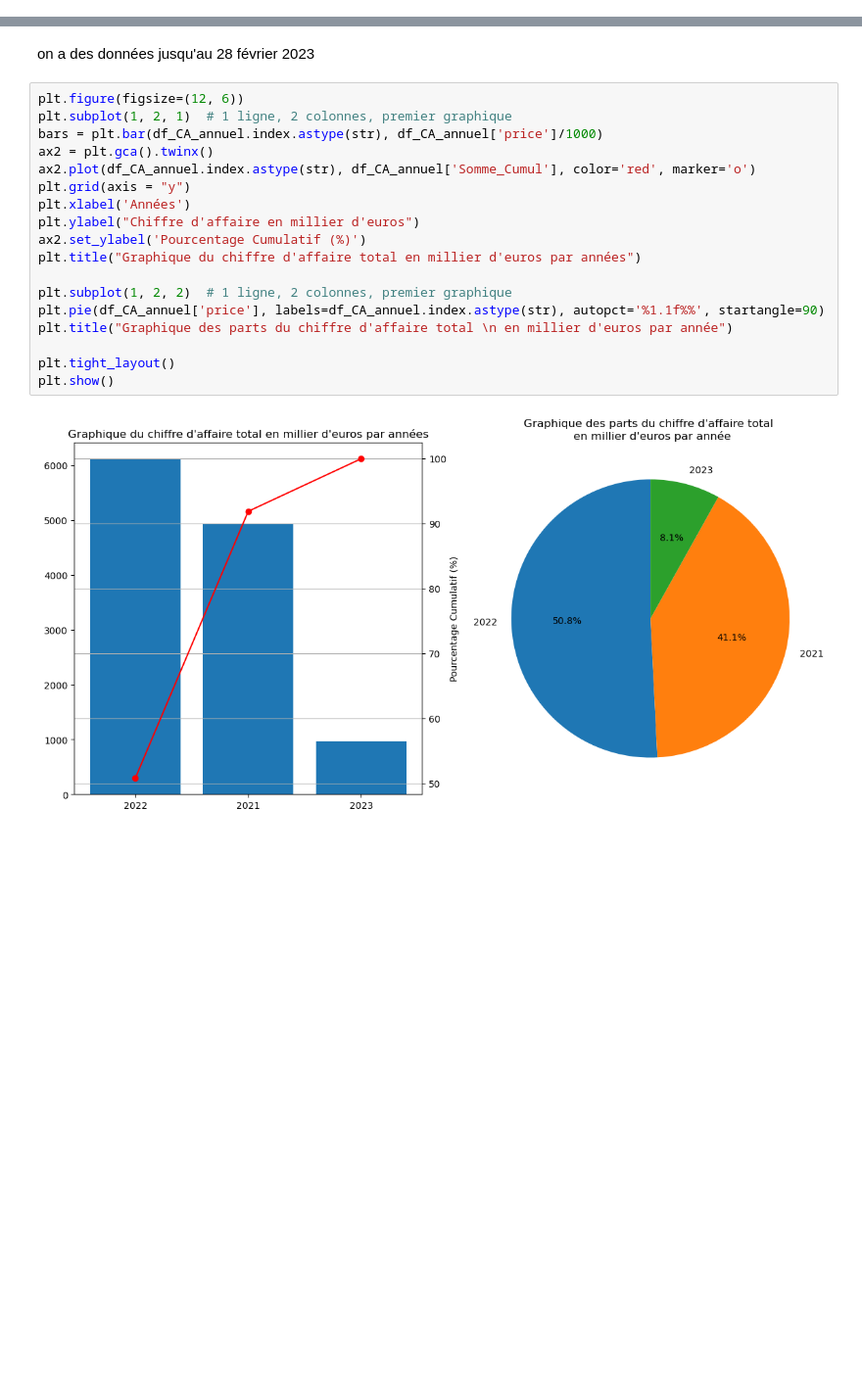
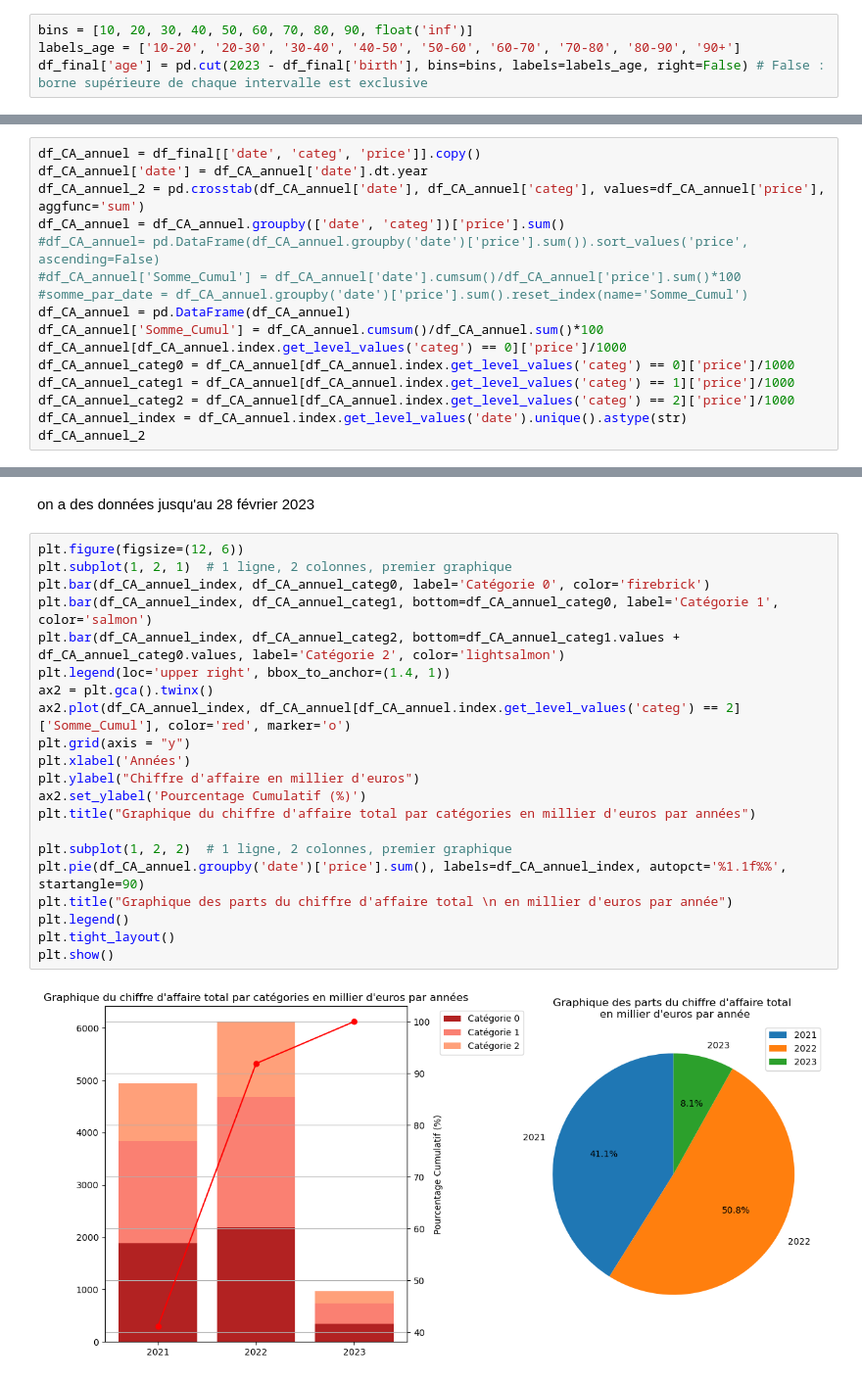
Before and after one commit to kikduck/DA-P6, a Jupyter notebook: notebook-p6.ipynb, the cells around one changed output, grey strips where cells are left out. Shown at 98% size. Drawn from its saved outputs; the diff is of its cells as text; blank space fills up the shorter version.

```diff
--- a/notebook-p6.ipynb
+++ b/notebook-p6.ipynb
@@ -68,0 +157,4 @@ df_final.tail()
+# %%
+bins = [10, 20, 30, 40, 50, 60, 70, 80, 90, float('inf')]
+labels_age = ['10-20', '20-30', '30-40', '40-50', '50-60', '60-70', '70-80', '80-90', '90+']
+df_final['age'] = pd.cut(2023 - df_final['birth'], bins=bins, labels=labels_age, right=False) # False : borne supérieure de chaque intervalle est exclusive
@@ -252,0 +350,16 @@ df_CA_annuel.head()
+# %%
+df_CA_annuel = df_final[['date', 'categ', 'price']].copy()
+df_CA_annuel['date'] = df_CA_annuel['date'].dt.year
+df_CA_annuel_2 = pd.crosstab(df_CA_annuel['date'], df_CA_annuel['categ'], values=df_CA_annuel['price'], aggfunc='sum')
+df_CA_annuel = df_CA_annuel.groupby(['date', 'categ'])['price'].sum()
+#df_CA_annuel= pd.DataFrame(df_CA_annuel.groupby('date')['price'].sum()).sort_values('price', ascending=False)
+#df_CA_annuel['Somme_Cumul'] = df_CA_annuel['date'].cumsum()/df_CA_annuel['price'].sum()*100
+#somme_par_date = df_CA_annuel.groupby('date')['price'].sum().reset_index(name='Somme_Cumul')
+df_CA_annuel = pd.DataFrame(df_CA_annuel)
+df_CA_annuel['Somme_Cumul'] = df_CA_annuel.cumsum()/df_CA_annuel.sum()*100
+df_CA_annuel[df_CA_annuel.index.get_level_values('categ') == 0]['price']/1000
+df_CA_annuel_categ0 = df_CA_annuel[df_CA_annuel.index.get_level_values('categ') == 0]['price']/1000
+df_CA_annuel_categ1 = df_CA_annuel[df_CA_annuel.index.get_level_values('categ') == 1]['price']/1000
+df_CA_annuel_categ2 = df_CA_annuel[df_CA_annuel.index.get_level_values('categ') == 2]['price']/1000
+df_CA_annuel_index = df_CA_annuel.index.get_level_values('date').unique().astype(str)
+df_CA_annuel_2
@@ -255,20 +388,23 @@ on a des données jusqu'au 28 février 2023
 # %%
 plt.figure(figsize=(12, 6))
 plt.subplot(1, 2, 1)  # 1 ligne, 2 colonnes, premier graphique
-bars = plt.bar(df_CA_annuel.index.astype(str), df_CA_annuel['price']/1000)
+plt.bar(df_CA_annuel_index, df_CA_annuel_categ0, label='Catégorie 0', color='firebrick')
+plt.bar(df_CA_annuel_index, df_CA_annuel_categ1, bottom=df_CA_annuel_categ0, label='Catégorie 1', color='salmon')
+plt.bar(df_CA_annuel_index, df_CA_annuel_categ2, bottom=df_CA_annuel_categ1.values + df_CA_annuel_categ0.values, label='Catégorie 2', color='lightsalmon')
+plt.legend(loc='upper right', bbox_to_anchor=(1.4, 1))
 ax2 = plt.gca().twinx()
-ax2.plot(df_CA_annuel.index.astype(str), df_CA_annuel['Somme_Cumul'], color='red', marker='o')
+ax2.plot(df_CA_annuel_index, df_CA_annuel[df_CA_annuel.index.get_level_values('categ') == 2]['Somme_Cumul'], color='red', marker='o')
 plt.grid(axis = "y")
 plt.xlabel('Années')
 plt.ylabel("Chiffre d'affaire en millier d'euros")
 ax2.set_ylabel('Pourcentage Cumulatif (%)')
-plt.title("Graphique du chiffre d'affaire total en millier d'euros par années")
+plt.title("Graphique du chiffre d'affaire total par catégories en millier d'euros par années")
 
 plt.subplot(1, 2, 2)  # 1 ligne, 2 colonnes, premier graphique
-plt.pie(df_CA_annuel['price'], labels=df_CA_annuel.index.astype(str), autopct='%1.1f%%', startangle=90)
+plt.pie(df_CA_annuel.groupby('date')['price'].sum(), labels=df_CA_annuel_index, autopct='%1.1f%%', startangle=90)
 plt.title("Graphique des parts du chiffre d'affaire total \n en millier d'euros par année")
-
+plt.legend()
 plt.tight_layout()
 plt.show()
 # %% [output]
-[figure, old version]
+[figure, new version]
```
Also changed, not shown: parts of 26 cells of this notebook.
